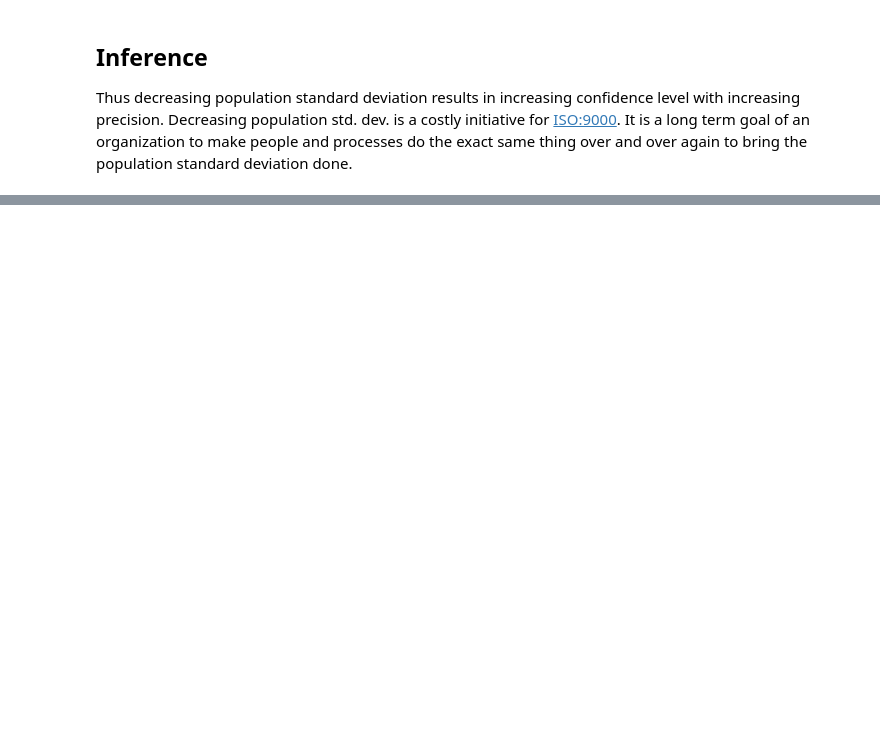
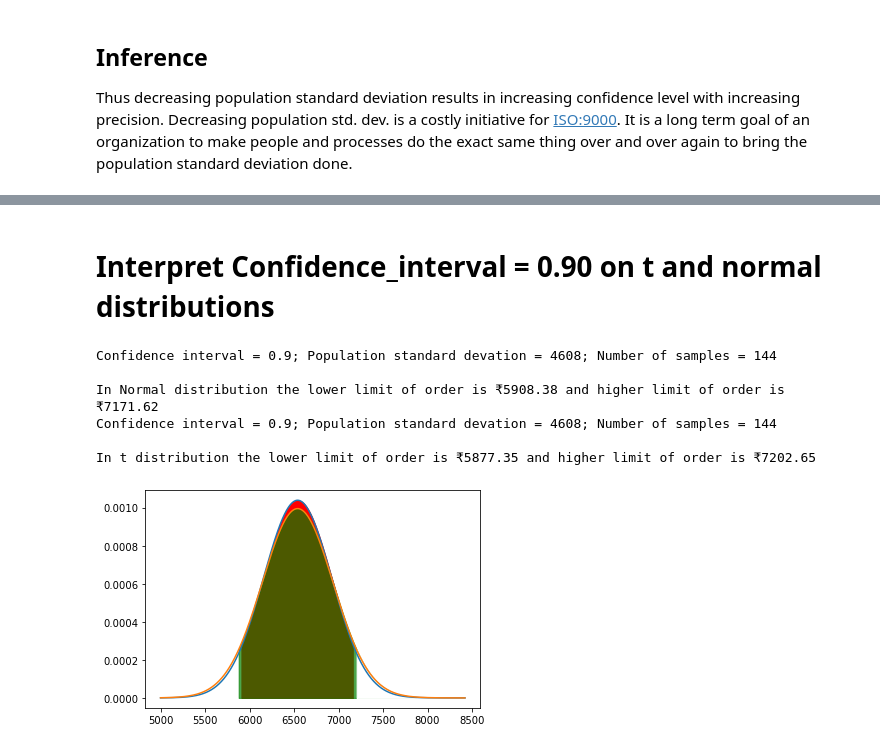
Before and after one commit to sandipto-sanyal/ampba, a Jupyter notebook: statistical analysis/codes and excel files/Campaign at SariSagar.ipynb, the cells around one changed output, grey strips where cells are left out. Drawn from its saved outputs; the diff is of its cells as text; code cells hidden in the pictures; blank space fills up the shorter version.

Commit message:
Sari sagar t distribution

```diff
--- a/statistical analysis/codes and excel files/Campaign at SariSagar.ipynb
+++ b/statistical analysis/codes and excel files/Campaign at SariSagar.ipynb
@@ -190,0 +253,34 @@ Thus decreasing population standard deviation results in increasing confidence l
+# %% [markdown]
+# Interpret Confidence_interval = 0.90 on t and normal distributions
+# %%
+population_std_dev = 4608
+confidence_interval = 0.90
+number_of_samples = 144
+sample_mean = 6540
+sample_std_dev = 4803 # note that the information about sample std. dev. is now used during t distribution
+# %%
+# for normal distribution
+x_lower_norm, x_higher_norm = view_confidence_interval(confidence_interval = confidence_interval,
+                                             population_std_dev=population_std_dev,
+                                             number_of_samples=number_of_samples,
+                                             sample_mean=sample_mean
+                                            )
+print(u'Confidence interval = {}; Population standard devation = {}; Number of samples = {}\n'.format(confidence_interval,population_std_dev,n))
+print('In Normal distribution the lower limit of order is \u20B9{} and higher limit of order is \u20B9{}'.format(round(x_lower_norm,2),round(x_higher_norm,2)))
+
+# for t distribution
+x_lower_t, x_higher_t = view_confidence_interval_t_dist(confidence_interval = confidence_interval,
+                                                        number_of_samples=number_of_samples,
+                                                        sample_mean=sample_mean,
+                                                        sample_std_dev=sample_std_dev
+                                                       )
+print(u'Confidence interval = {}; Population standard devation = {}; Number of samples = {}\n'.format(confidence_interval,population_std_dev,n))
+print('In t distribution the lower limit of order is \u20B9{} and higher limit of order is \u20B9{}'.format(round(x_lower_t,2),round(x_higher_t,2)))
+# %% [output]
+Confidence interval = 0.9; Population standard devation = 4608; Number of samples = 144
+
+In Normal distribution the lower limit of order is ₹5908.38 and higher limit of order is ₹7171.62
+Confidence interval = 0.9; Population standard devation = 4608; Number of samples = 144
+
+In t distribution the lower limit of order is ₹5877.35 and higher limit of order is ₹7202.65
+[figure, added]
```
Also changed, not shown: parts of 15 cells of this notebook.
